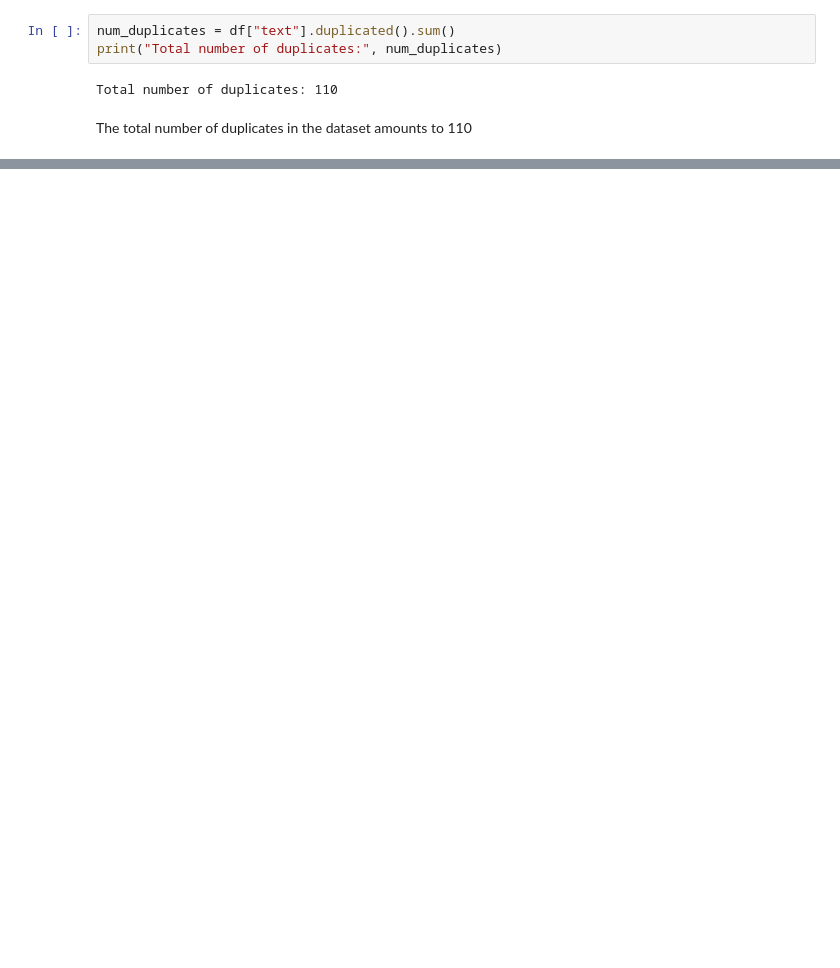
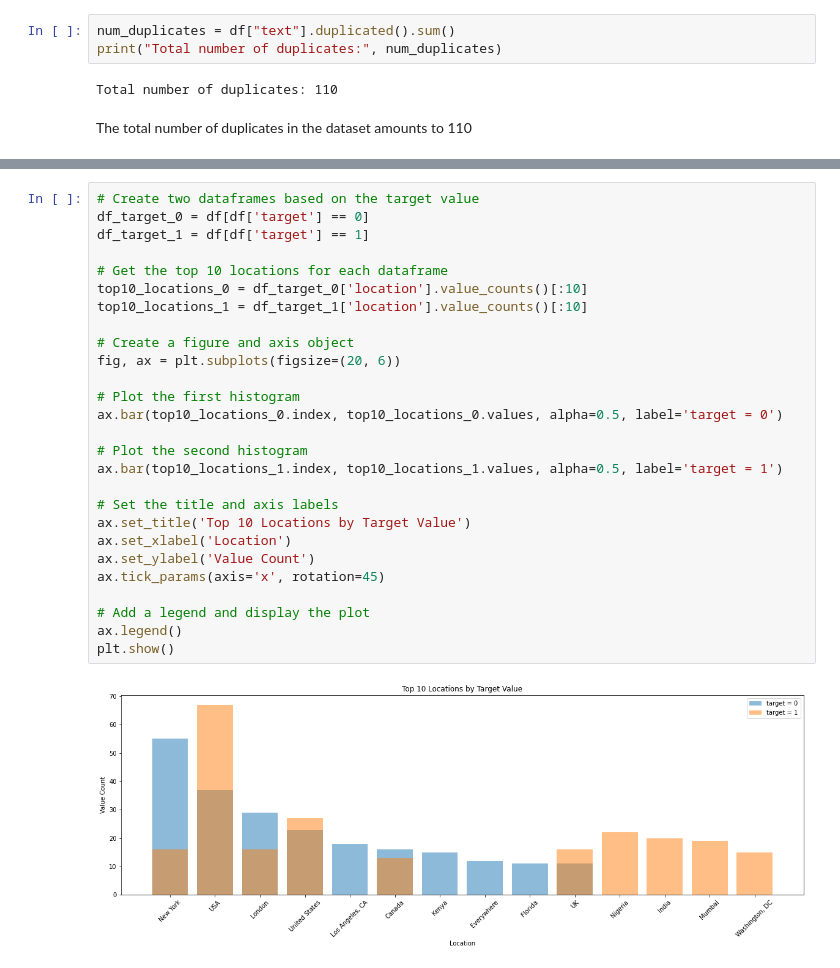
Before and after one commit to tommasomncttn/EffectiveEssayWithNLP, a Jupyter notebook: preprocessing/ExploratoryDataAnalysis.ipynb, the cells around one changed output, grey strips where cells are left out. Saved outputs shown, nothing was run; the diff lists cells and outputs as text; blank space fills up the shorter version.

```diff
--- a/preprocessing/ExploratoryDataAnalysis.ipynb
+++ b/preprocessing/ExploratoryDataAnalysis.ipynb
@@ -193,0 +218,29 @@ The total number of duplicates in the dataset amounts to 110
+# %%
+# Create two dataframes based on the target value
+df_target_0 = df[df['target'] == 0]
+df_target_1 = df[df['target'] == 1]
+
+# Get the top 10 locations for each dataframe
+top10_locations_0 = df_target_0['location'].value_counts()[:10]
+top10_locations_1 = df_target_1['location'].value_counts()[:10]
+
+# Create a figure and axis object
+fig, ax = plt.subplots(figsize=(20, 6))
+
+# Plot the first histogram
+ax.bar(top10_locations_0.index, top10_locations_0.values, alpha=0.5, label='target = 0')
+
+# Plot the second histogram
+ax.bar(top10_locations_1.index, top10_locations_1.values, alpha=0.5, label='target = 1')
+
+# Set the title and axis labels
+ax.set_title('Top 10 Locations by Target Value')
+ax.set_xlabel('Location')
+ax.set_ylabel('Value Count')
+ax.tick_params(axis='x', rotation=45)
+
+# Add a legend and display the plot
+ax.legend()
+plt.show()
+# %% [output]
+[figure, added]
```
Also changed, not shown: parts of 7 cells of this notebook.
